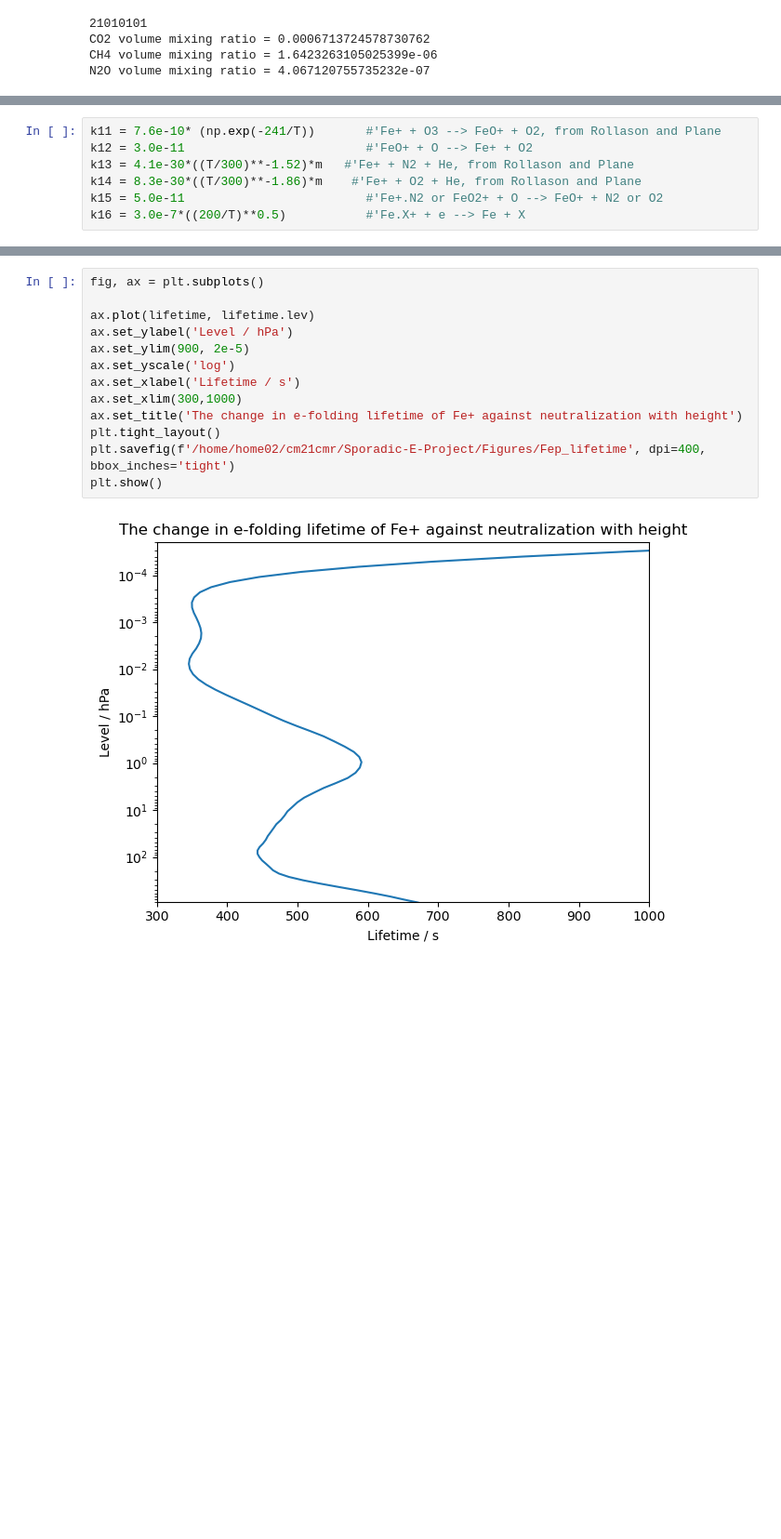
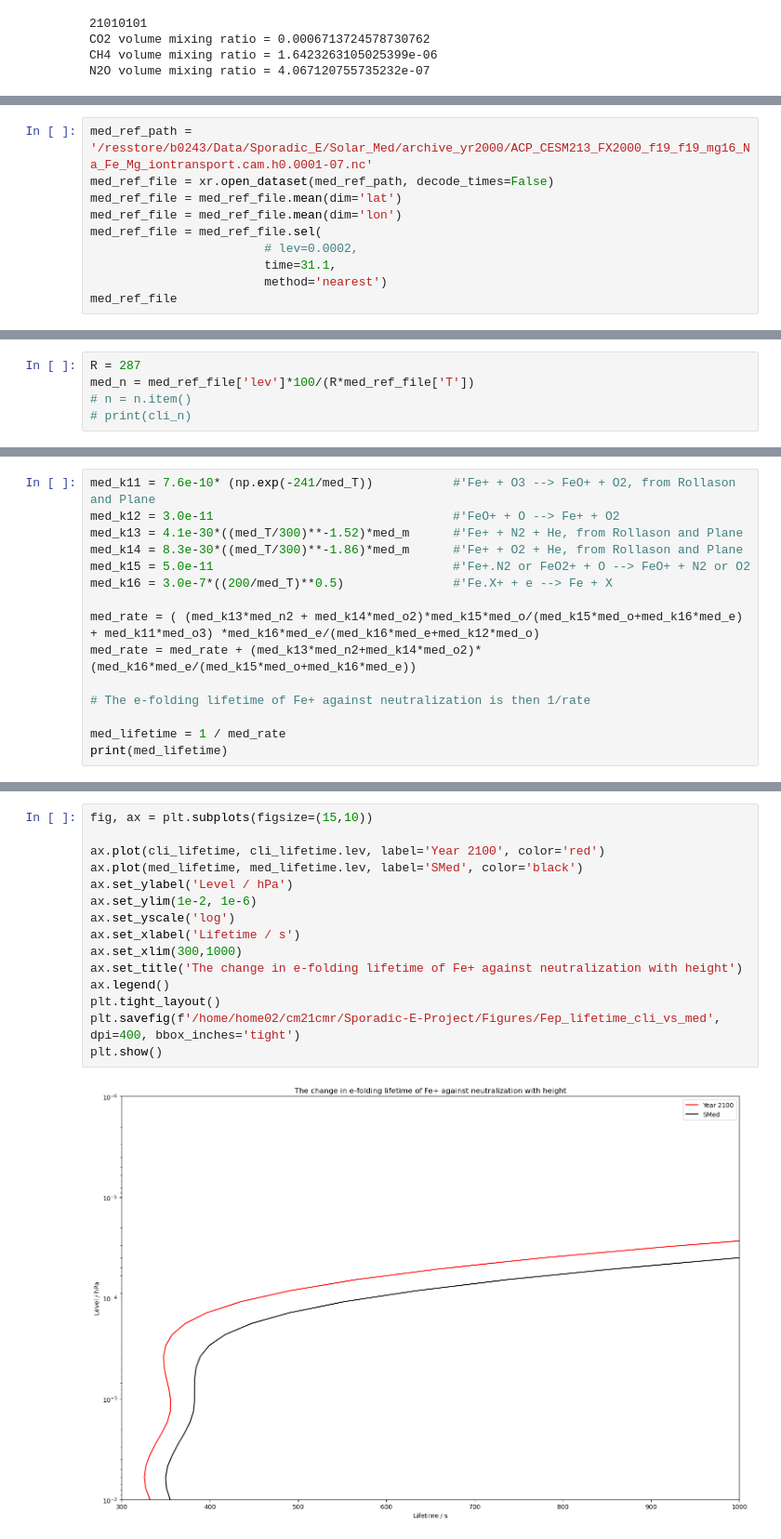
Before and after one commit to CharlieReyno/Sporadic-E-Project, a Jupyter notebook: Main_Notebooks/Lifetime.ipynb, the cells around one changed output, grey strips where cells are left out. Shown at 93% size. Saved outputs shown, nothing was run; the diff lists cells and outputs as text; blank space fills up the shorter version.

Commit message:
H2O figure and some other stuff

```diff
--- a/Main_Notebooks/Lifetime.ipynb
+++ b/Main_Notebooks/Lifetime.ipynb
@@ -308,0 +149,10 @@ Coordinates:
+# %%
+med_ref_path = '/resstore/b0243/Data/Sporadic_E/Solar_Med/archive_yr2000/ACP_CESM213_FX2000_f19_f19_mg16_Na_Fe_Mg_iontransport.cam.h0.0001-07.nc'
+med_ref_file = xr.open_dataset(med_ref_path, decode_times=False)
+med_ref_file = med_ref_file.mean(dim='lat')
+med_ref_file = med_ref_file.mean(dim='lon')
+med_ref_file = med_ref_file.sel(
+                        # lev=0.0002,
+                        time=31.1,
+                        method='nearest')
+med_ref_file
@@ -308,0 +177,5 @@ Coordinates:
+# %%
+R = 287
+med_n = med_ref_file['lev']*100/(R*med_ref_file['T'])
+# n = n.item()
+# print(cli_n)
@@ -309,7 +199,15 @@ Coordinates:
 # %%
-k11 = 7.6e-10* (np.exp(-241/T))       #'Fe+ + O3 --> FeO+ + O2, from Rollason and Plane
-k12 = 3.0e-11                         #'FeO+ + O --> Fe+ + O2
-k13 = 4.1e-30*((T/300)**-1.52)*m   #'Fe+ + N2 + He, from Rollason and Plane
-k14 = 8.3e-30*((T/300)**-1.86)*m    #'Fe+ + O2 + He, from Rollason and Plane
-k15 = 5.0e-11                         #'Fe+.N2 or FeO2+ + O --> FeO+ + N2 or O2
-k16 = 3.0e-7*((200/T)**0.5)           #'Fe.X+ + e --> Fe + X
+med_k11 = 7.6e-10* (np.exp(-241/med_T))           #'Fe+ + O3 --> FeO+ + O2, from Rollason and Plane
+med_k12 = 3.0e-11                                 #'FeO+ + O --> Fe+ + O2
+med_k13 = 4.1e-30*((med_T/300)**-1.52)*med_m      #'Fe+ + N2 + He, from Rollason and Plane
+med_k14 = 8.3e-30*((med_T/300)**-1.86)*med_m      #'Fe+ + O2 + He, from Rollason and Plane
+med_k15 = 5.0e-11                                 #'Fe+.N2 or FeO2+ + O --> FeO+ + N2 or O2
+med_k16 = 3.0e-7*((200/med_T)**0.5)               #'Fe.X+ + e --> Fe + X
+
+med_rate = ( (med_k13*med_n2 + med_k14*med_o2)*med_k15*med_o/(med_k15*med_o+med_k16*med_e) + med_k11*med_o3) *med_k16*med_e/(med_k16*med_e+med_k12*med_o)
+med_rate = med_rate + (med_k13*med_n2+med_k14*med_o2)*(med_k16*med_e/(med_k15*med_o+med_k16*med_e))
+
+# The e-folding lifetime of Fe+ against neutralization is then 1/rate
+
+med_lifetime = 1 / med_rate
+print(med_lifetime)
@@ -342,15 +232,17 @@ Coordinates:
 # %%
-fig, ax = plt.subplots()
+fig, ax = plt.subplots(figsize=(15,10))
 
-ax.plot(lifetime, lifetime.lev)
+ax.plot(cli_lifetime, cli_lifetime.lev, label='Year 2100', color='red')
+ax.plot(med_lifetime, med_lifetime.lev, label='SMed', color='black')
 ax.set_ylabel('Level / hPa')
-ax.set_ylim(900, 2e-5)
+ax.set_ylim(1e-2, 1e-6)
 ax.set_yscale('log')
 ax.set_xlabel('Lifetime / s')
 ax.set_xlim(300,1000)
 ax.set_title('The change in e-folding lifetime of Fe+ against neutralization with height')
+ax.legend()
 plt.tight_layout()
-plt.savefig(f'/home/home02/cm21cmr/Sporadic-E-Project/Figures/Fep_lifetime', dpi=400, bbox_inches='tight')
+plt.savefig(f'/home/home02/cm21cmr/Sporadic-E-Project/Figures/Fep_lifetime_cli_vs_med', dpi=400, bbox_inches='tight')
 plt.show()
 # %% [output]
-[figure, old version]
+[figure, new version]
```
Also changed, not shown: parts of 30 cells of this notebook, 7 other files.
